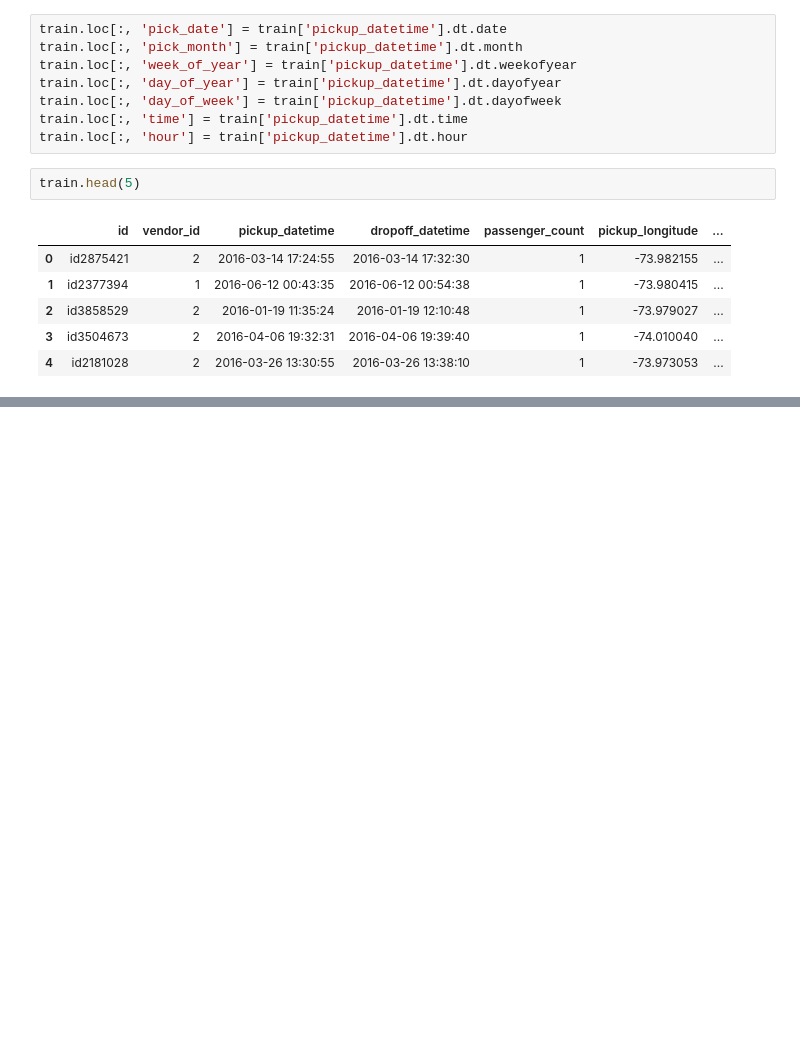
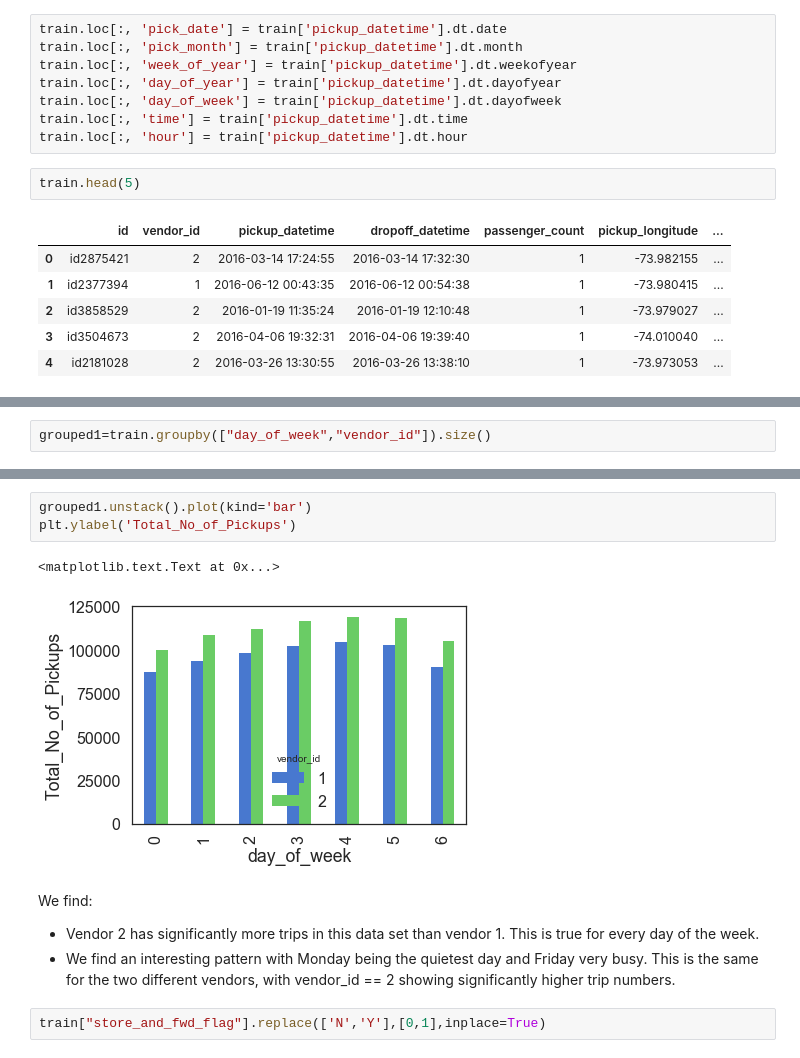
Before and after one commit to pd4052/New-York-City-Taxi-Trip-Duration, a Jupyter notebook: NYC_Taxi_Trip.ipynb, the cells around one changed output, grey strips where cells are left out. Drawn from its saved outputs; the diff is of its cells as text; blank space fills up the shorter version.

```diff
--- a/NYC_Taxi_Trip.ipynb
+++ b/NYC_Taxi_Trip.ipynb
@@ -165,0 +161,2 @@ is deprecated and will be removed in a future version
+# %%
+grouped1=train.groupby(["day_of_week","vendor_id"]).size()
@@ -165,0 +182,12 @@ is deprecated and will be removed in a future version
+# %%
+grouped1.unstack().plot(kind='bar')
+plt.ylabel('Total_No_of_Pickups')
+# %% [output]
+<matplotlib.text.Text at 0x...>
+[figure, added]
+# %% [markdown]
+We find:<br>
+- Vendor 2 has significantly more trips in this data set than vendor 1. This is true for every day of the week.<br>
+- We find an interesting pattern with Monday being the quietest day and Friday very busy. This is the same for the two different vendors, with vendor_id == 2 showing significantly higher trip numbers.
+# %%
+train["store_and_fwd_flag"].replace(['N','Y'],[0,1],inplace=True)
```
Also changed, not shown: parts of 28 cells of this notebook.
